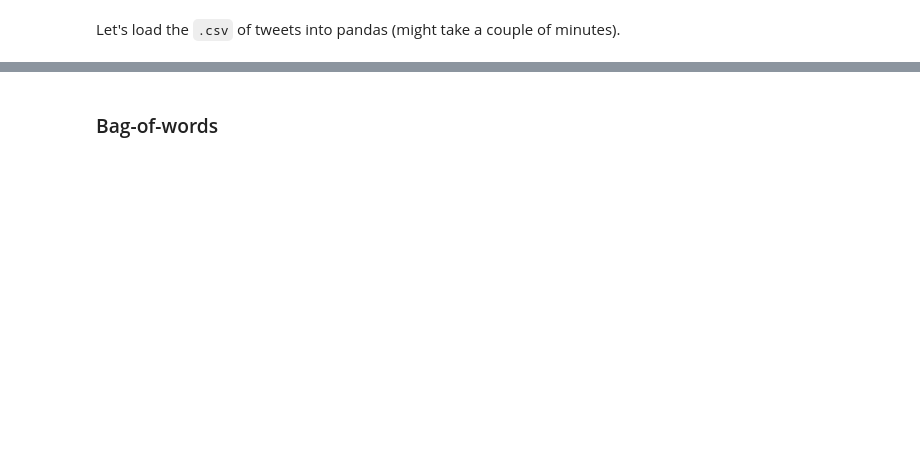
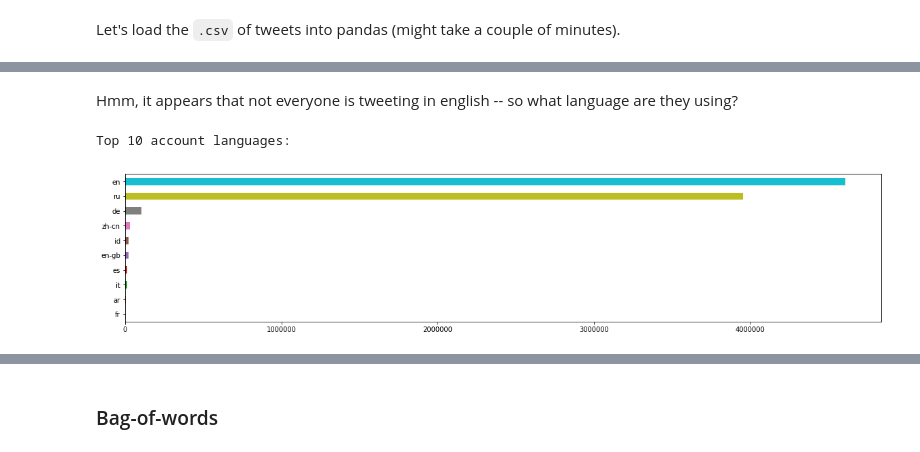
Before and after one commit to propublica/data-nicar-2019, a Jupyter notebook: nicar-ml-nlp-workshop-kao-2.ipynb, the cells around one changed output, grey strips where cells are left out. Drawn from its saved outputs; the diff is of its cells as text; code cells hidden in the pictures; blank space fills up the shorter version.

```diff
--- a/nicar-ml-nlp-workshop-kao-2.ipynb
+++ b/nicar-ml-nlp-workshop-kao-2.ipynb
@@ -164,0 +46,3 @@ We're finally ready to turn text into numbers! A couple of common techniques are
+# %%
+%%time
+df_tweets = pd.read_csv('./data/ira_tweets_csv_hashed.csv', index_col='tweetid')
@@ -164,0 +114,8 @@ We're finally ready to turn text into numbers! A couple of common techniques are
+# %% [markdown]
+Hmm, it appears that not everyone is tweeting in english -- so what language are they using?
+# %%
+print("Top 10 account languages:")
+df_tweets['account_language'].value_counts()[:10][::-1].plot.barh(figsize=(20,4));
+# %% [output]
+Top 10 account languages:
+[figure, added]
```
Also changed, not shown: parts of 95 cells of this notebook.
